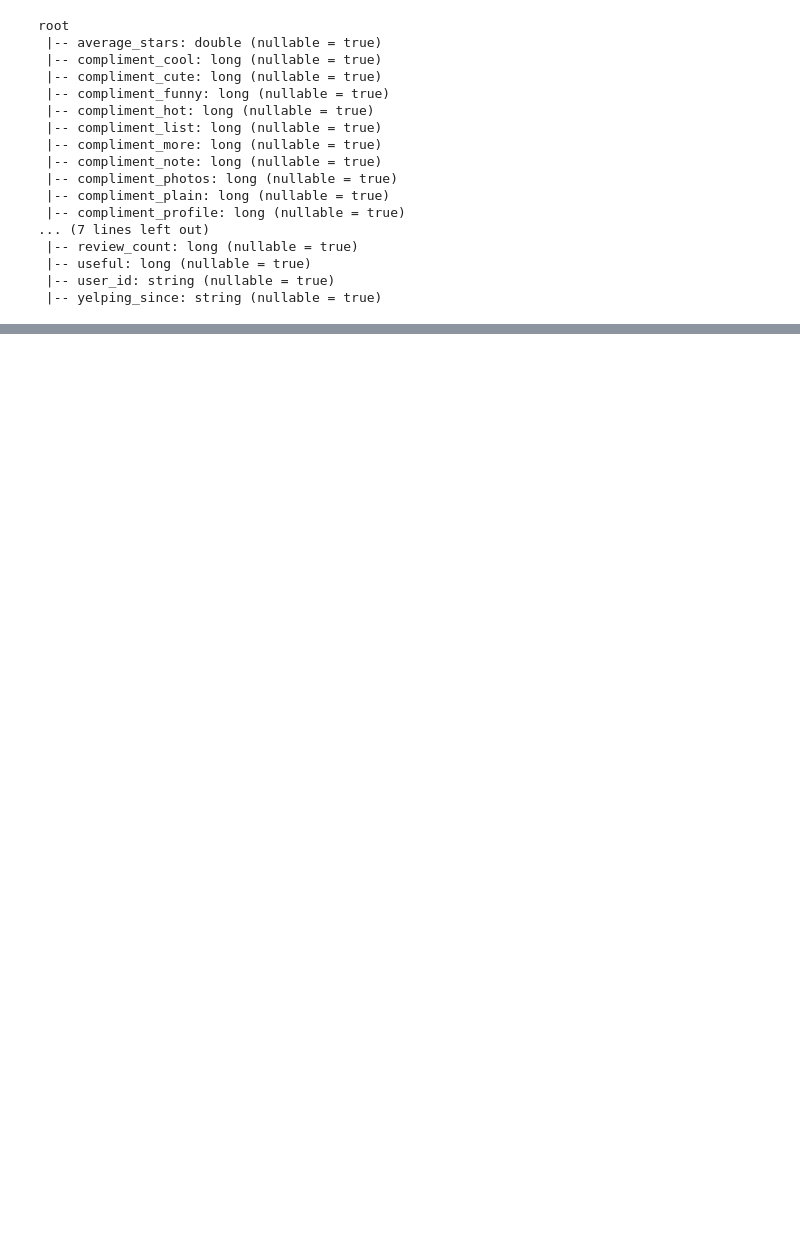
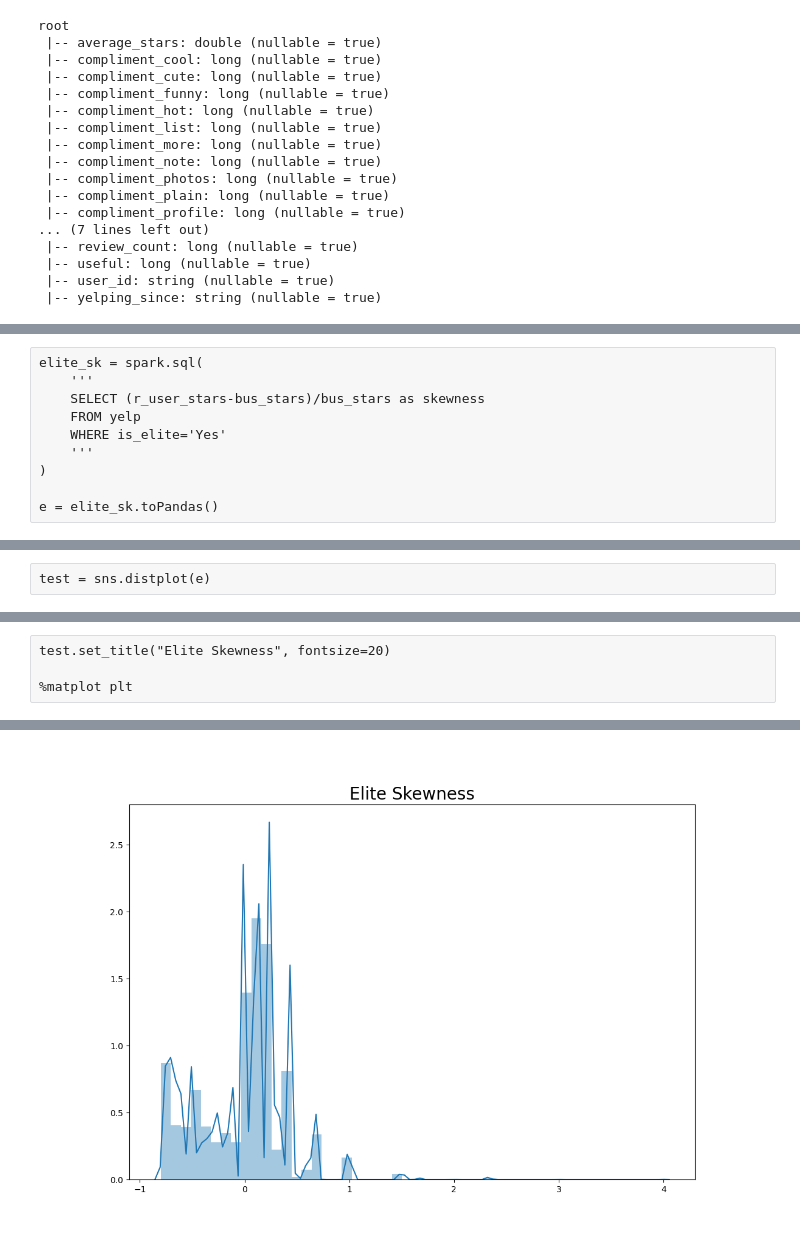
Before and after one commit to Lesley20/STA9760-Project2-YelpData-Analysis, a Jupyter notebook: Analysis.ipynb, the cells around one changed output, grey strips where cells are left out. Saved outputs shown, nothing was run; the diff lists cells and outputs as text; blank space fills up the shorter version.

```diff
--- a/Analysis.ipynb
+++ b/Analysis.ipynb
@@ -491,0 +571,10 @@ root
+# %%
+elite_sk = spark.sql(
+    '''
+    SELECT (r_user_stars-bus_stars)/bus_stars as skewness
+    FROM yelp
+    WHERE is_elite='Yes'
+    '''
+)
+
+e = elite_sk.toPandas()
@@ -491,0 +588,2 @@ root
+# %%
+test = sns.distplot(e)
@@ -491,0 +592,5 @@ root
+# %%
+test.set_title("Elite Skewness", fontsize=20)
+
+%matplot plt
+# %% [output]
@@ -491,0 +598 @@ root
+[figure, added]
```
Also changed, not shown: parts of 39 cells of this notebook.
